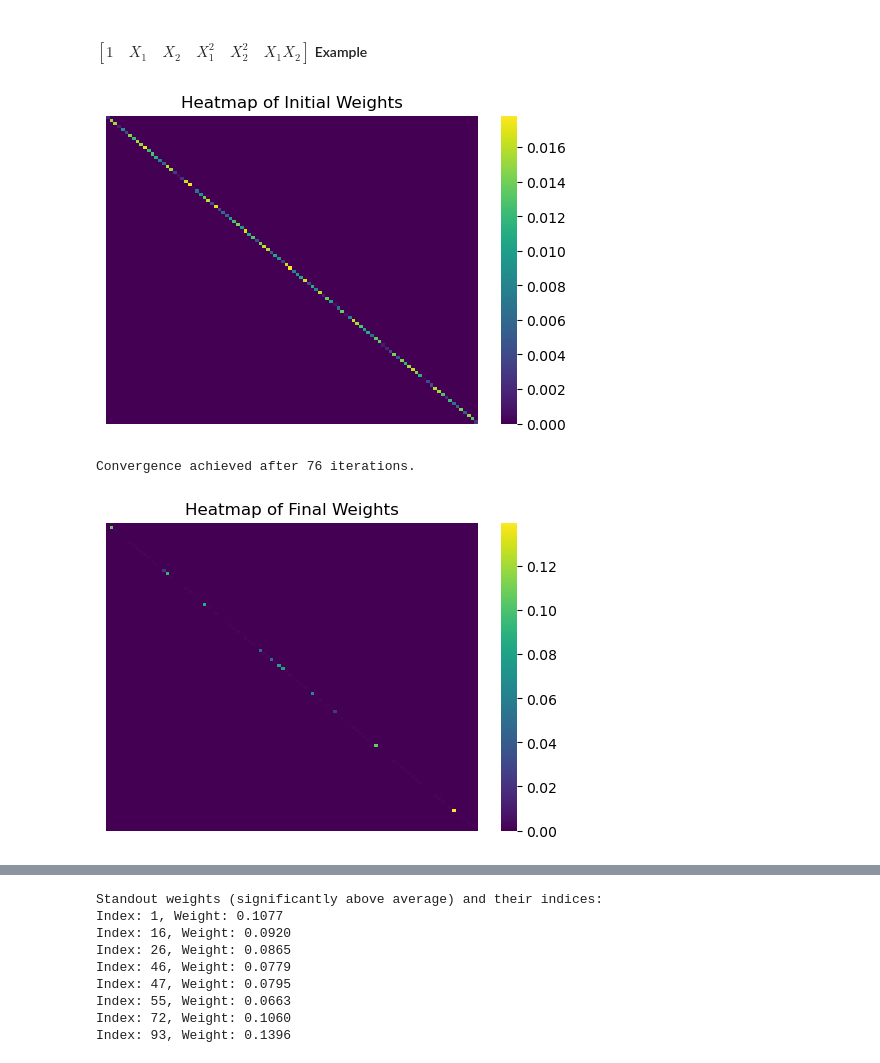
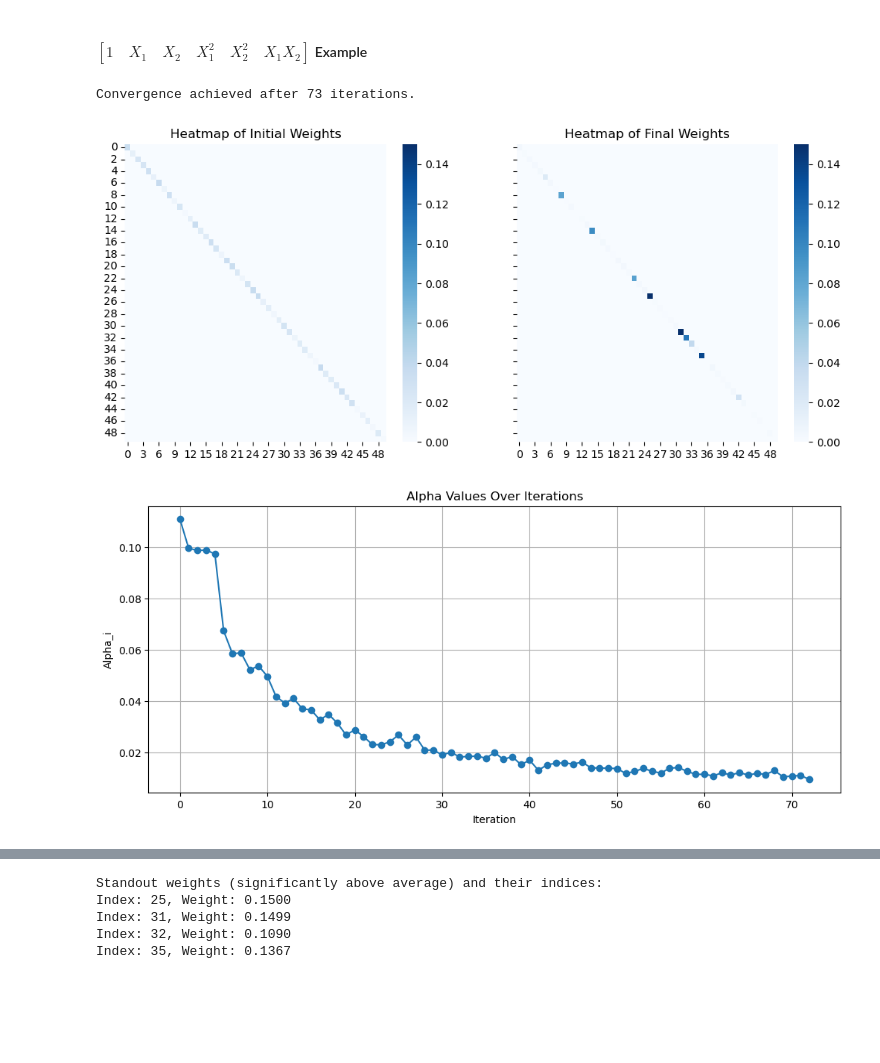
Before and after one commit to PhoebeQiKuang/Experimental-Design, a Jupyter notebook: Fedorov_Doptimal.ipynb, the cells around one changed output, grey strips where cells are left out. Cells and saved outputs as stored; diff of their text form; code cells hidden in the pictures; blank space fills up the shorter version.

```diff
--- a/Fedorov_Doptimal.ipynb
+++ b/Fedorov_Doptimal.ipynb
@@ -227,7 +207,8 @@ Iteration 30: max index = 0, max d_value = 3.1657930569449735, alpha_i = 0.02551
 #### $[1 \quad  X_1 \quad  X_2 \quad  X_1^2 \quad  X_2^2 \quad  X_1X_2]$ Example
 # %%
 # Constants and parameters
-num_obs = 100 # Number of observations
+num_obs = 50# Number of observations
+np.random.seed(390)
 X1 = np.random.randint(1, 10, size=num_obs)  # First predictor
 X2 = np.random.randint(1, 10, size=num_obs)  # Second predictor
 num_iterations = 100  # Number of iterations
@@ -239,12 +220,14 @@ X = np.column_stack([np.ones(num_obs, dtype=np.int_), X1, X2, X1**2, X2**2, X1*X
 initial_weights = np.random.rand(num_obs)
 weights = np.diag(initial_weights / np.sum(initial_weights))
 
-# Visualize the initial weights
-plt.figure(figsize=(6, 4))
-sns.heatmap(weights, annot=False, cmap='viridis')
-plt.title('Heatmap of Initial Weights')
-plt.axis('off')
-plt.show()
+# Plot initial weights heatmap (Subplot 1)
+vmax = 0.15
+fig, axes = plt.subplots(1, 2, figsize=(12, 5), sharey=True)
+
+cmap = 'Blues'
+
+sns.heatmap(weights, annot=False, ax=axes[0], cmap=cmap, cbar=True, vmax=vmax)
+axes[0].set_title('Heatmap of Initial Weights')
 
 alpha_history = []
 
@@ -278,39 +261,38 @@ for i in tqdm(range(num_iterations), desc='Optimizing'):
     new_weights[max_index, max_index] += additional_weight
     weights = new_weights  # Update weights for the next iteration
     assert np.isclose(np.sum(weights), 1), "Sum of weights is not 1"
 
     # Check for convergence
     if np.abs(alpha_i) < 0.01:
         print("Convergence achieved after", i+1, "iterations.")
         break
 
-# Visualize the final weights
-plt.figure(figsize=(6, 4))
-sns.heatmap(weights, annot=False, cmap='viridis')
-plt.title('Heatmap of Final Weights')
-plt.axis('off')
+# Plot final weights heatmap
+sns.heatmap(weights, ax=axes[1], cmap=cmap, cbar=True, vmax=vmax)
+axes[1].set_title('Heatmap of Final Weights')
 plt.show()
 
 # Plot alpha_i value tracking after all iterations
-plt.figure(figsize=(7, 5))
+plt.figure(figsize=(12, 5))
 plt.plot(alpha_history, marker='o', linestyle='-')
 plt.title('Alpha Values Over Iterations')
 plt.xlabel('Iteration')
 plt.ylabel('Alpha_i')
 plt.grid(True)
 plt.show()
+
 
 # Analyze and print standout weights along with their locations
 final_weights = np.diag(weights)
 average_weight = np.mean(final_weights)
 standout_threshold = average_weight + 2 * np.std(final_weights)
 standout_indices = np.where(final_weights > standout_threshold)[0]  # Get indices of standout weights
 standout_weights = final_weights[standout_indices]  # Get the standout weights using indices
 
 print("Standout weights (significantly above average) and their indices:")
 for index, weight in zip(standout_indices, standout_weights):
     print(f"Index: {index}, Weight: {weight:.4f}")
 # %% [output]
+Convergence achieved after 73 iterations.
-[figure, old version]
+[figure, new version]
-Convergence achieved after 76 iterations.
-[figure, old version]
+[figure, new version]
@@ -318,9 +299,5 @@ Convergence achieved after 76 iterations.
 Standout weights (significantly above average) and their indices:
-Index: 1, Weight: 0.1077
-Index: 16, Weight: 0.0920
-Index: 26, Weight: 0.0865
-Index: 46, Weight: 0.0779
-Index: 47, Weight: 0.0795
-Index: 55, Weight: 0.0663
-Index: 72, Weight: 0.1060
-Index: 93, Weight: 0.1396
+Index: 25, Weight: 0.1500
+Index: 31, Weight: 0.1499
+Index: 32, Weight: 0.1090
+Index: 35, Weight: 0.1367
```
Also changed, not shown: parts of 9 cells of this notebook, 1 other file.
